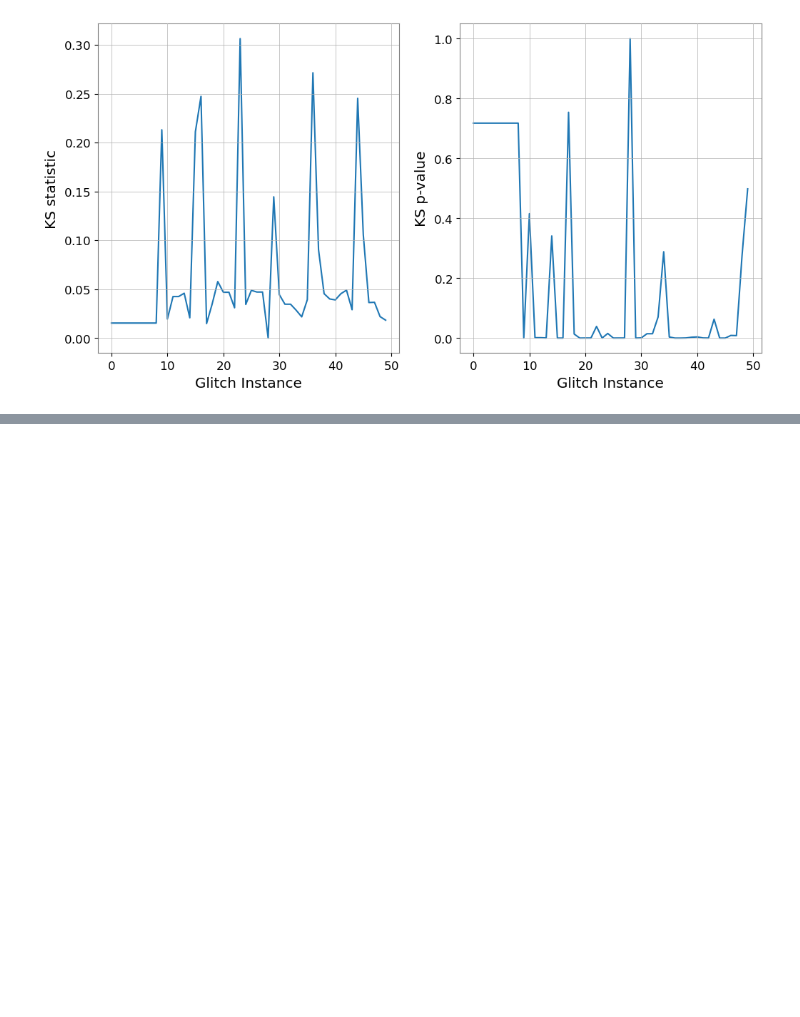
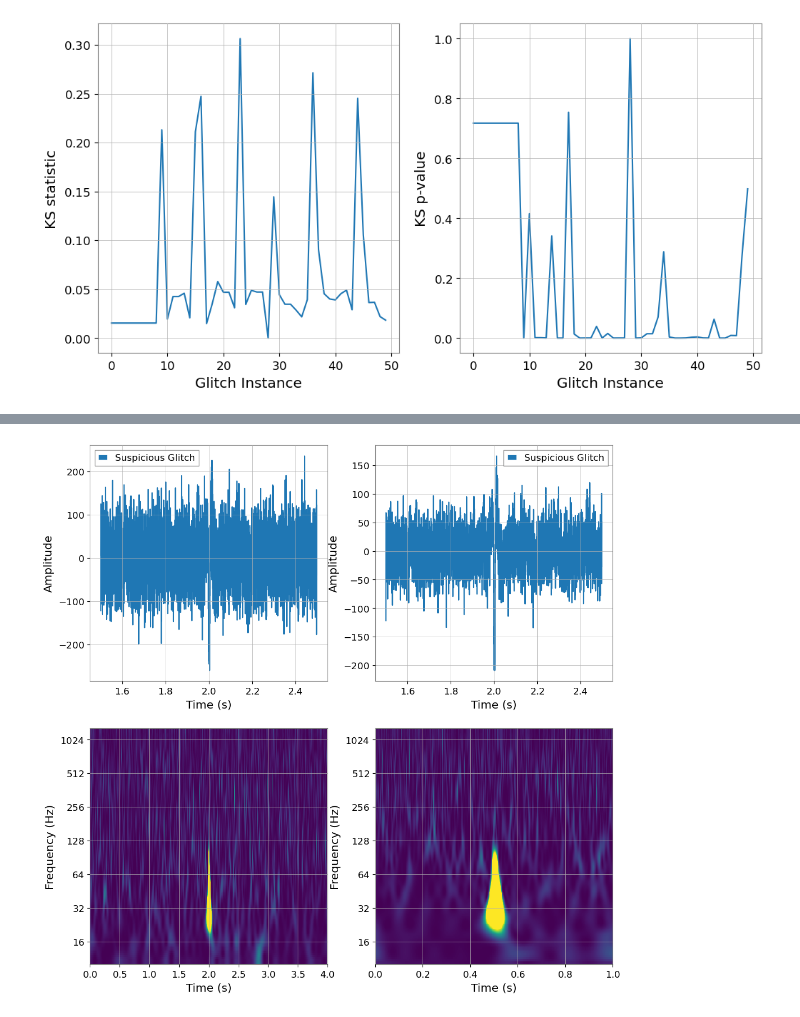
Before and after one commit to ashishmathew0297/gwpy-experiments, a Jupyter notebook: code/shapiro_test.ipynb, the cells around one changed output, grey strips where cells are left out. Saved outputs shown, nothing was run; the diff lists cells and outputs as text; code cells hidden in the pictures; blank space fills up the shorter version.

```diff
--- a/code/shapiro_test.ipynb
+++ b/code/shapiro_test.ipynb
@@ -398,0 +443,30 @@ Another idea I wanted to try was [Dynamic Time Warping](https://en.wikipedia.org
+# %%
+fig, ax = plt.subplots(2,2, figsize=(12, 12))
+ax[0][0].plot(suspicious_glitch['t'].iloc[0], suspicious_glitch['y'].iloc[0], label='Suspicious Glitch')
+ax[0][0].set_xlabel("Time (s)")
+ax[0][0].set_ylabel("Amplitude")
+ax[0][0].legend()
+
+ax[0][1].plot(suspicious_glitch['t'].iloc[0], suspicious_glitch['ewm_y'].iloc[0], label='Suspicious Glitch')
+ax[0][1].set_xlabel("Time (s)")
+ax[0][1].set_ylabel("Amplitude")
+ax[0][1].legend()
+# ax[1].images[0].set_clim(0, 25.5)
+
+ax[1][0].imshow(suspicious_glitch['q_transform'].iloc[0])
+ax[1][0].set_yscale('log', base=2)
+ax[1][0].set_xscale('linear')
+ax[1][0].set_ylabel('Frequency (Hz)')
+ax[1][0].set_xlabel('Time (s)')
+ax[1][0].images[0].set_clim(0, 25.5)
+
+ax[1][1].imshow(suspicious_glitch['ewm_q_transform'].iloc[0])
+ax[1][1].set_yscale('log', base=2)
+ax[1][1].set_xscale('linear')
+ax[1][1].set_ylabel('Frequency (Hz)')
+ax[1][1].set_xlabel('Time (s)')
+ax[1][1].images[0].set_clim(0, 25.5)
+
+plt.show()
+# %% [output]
+[figure, added]
```
Also changed, not shown: parts of 14 cells of this notebook.
